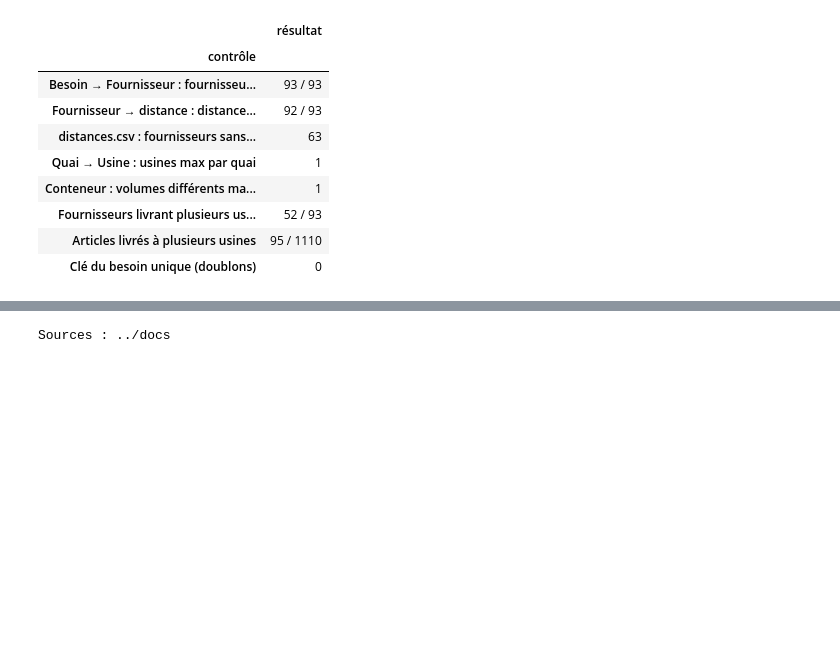
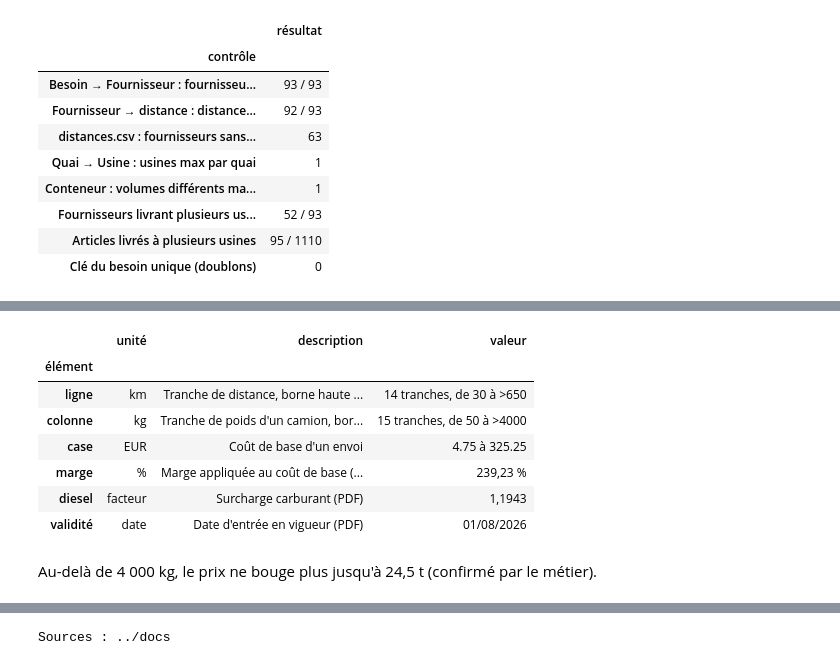
Before and after one commit to exauceh/delivery_schedule_optimization, a Jupyter notebook: milestone1/milestone1.ipynb, the cells around one changed output, grey strips where cells are left out. Saved outputs shown, nothing was run; the diff lists cells and outputs as text; code cells hidden in the pictures; blank space fills up the shorter version.

```diff
--- a/milestone1/milestone1.ipynb
+++ b/milestone1/milestone1.ipynb
@@ -329,0 +505,20 @@ pd.DataFrame(controles, columns=["contrôle", "résultat"]).set_index("contrôle
+# %%
+pd.DataFrame([
+    ("ligne", "km", "Tranche de distance, borne haute incluse (47 km → ligne 50)", f"{len(grille)} tranches, de {grille.index[0]} à {grille.index[-1]}"),
+    ("colonne", "kg", "Tranche de poids d'un camion, borne haute incluse (316 kg → colonne 400)", f"{grille.shape[1]} tranches, de {grille.columns[0]} à {grille.columns[-1]}"),
+    ("case", "EUR", "Coût de base d'un envoi", f"{grille.values.min()} à {grille.values.max()}"),
+    ("marge", "%", "Marge appliquée au coût de base (PDF)", "239,23 %"),
+    ("diesel", "facteur", "Surcharge carburant (PDF)", "1,1943"),
+    ("validité", "date", "Date d'entrée en vigueur (PDF)", "01/08/2026"),
+], columns=["élément", "unité", "description", "valeur"]).set_index("élément")
+# %% [output]
+|  | unité | description | valeur |
+| élément |  |  |  |
+| ligne | km | Tranche de distance, borne haute ... | 14 tranches, de 30 à >650 |
+| colonne | kg | Tranche de poids d'un camion, bor... | 15 tranches, de 50 à >4000 |
+| case | EUR | Coût de base d'un envoi | 4.75 à 325.25 |
+| marge | % | Marge appliquée au coût de base (... | 239,23 % |
+| diesel | facteur | Surcharge carburant (PDF) | 1,1943 |
+| validité | date | Date d'entrée en vigueur (PDF) | 01/08/2026 |
+# %% [markdown]
+Au-delà de 4 000 kg, le prix ne bouge plus jusqu'à 24,5 t (confirmé par le métier).
```
Also changed, not shown: parts of 33 cells of this notebook, 1 other file.
